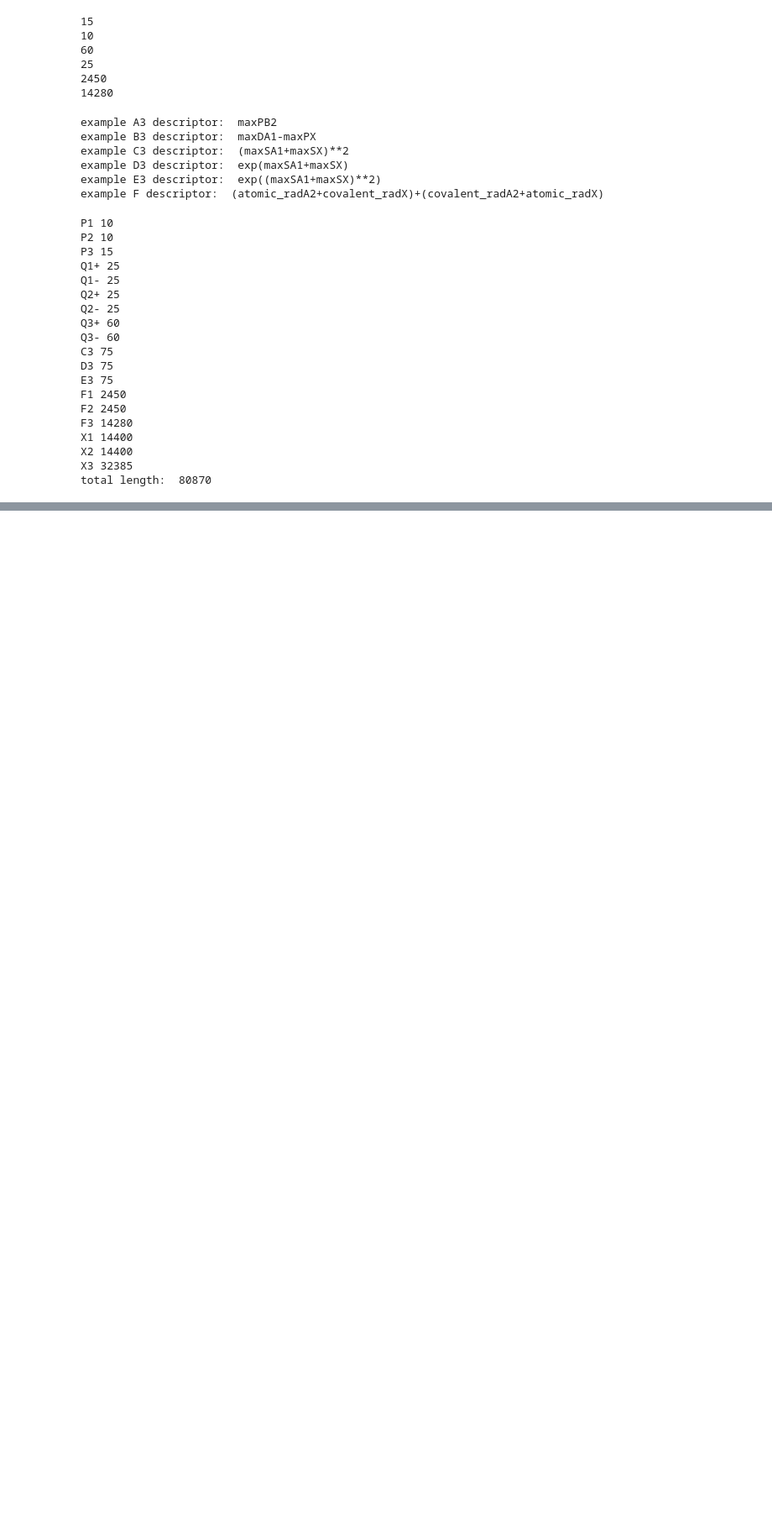
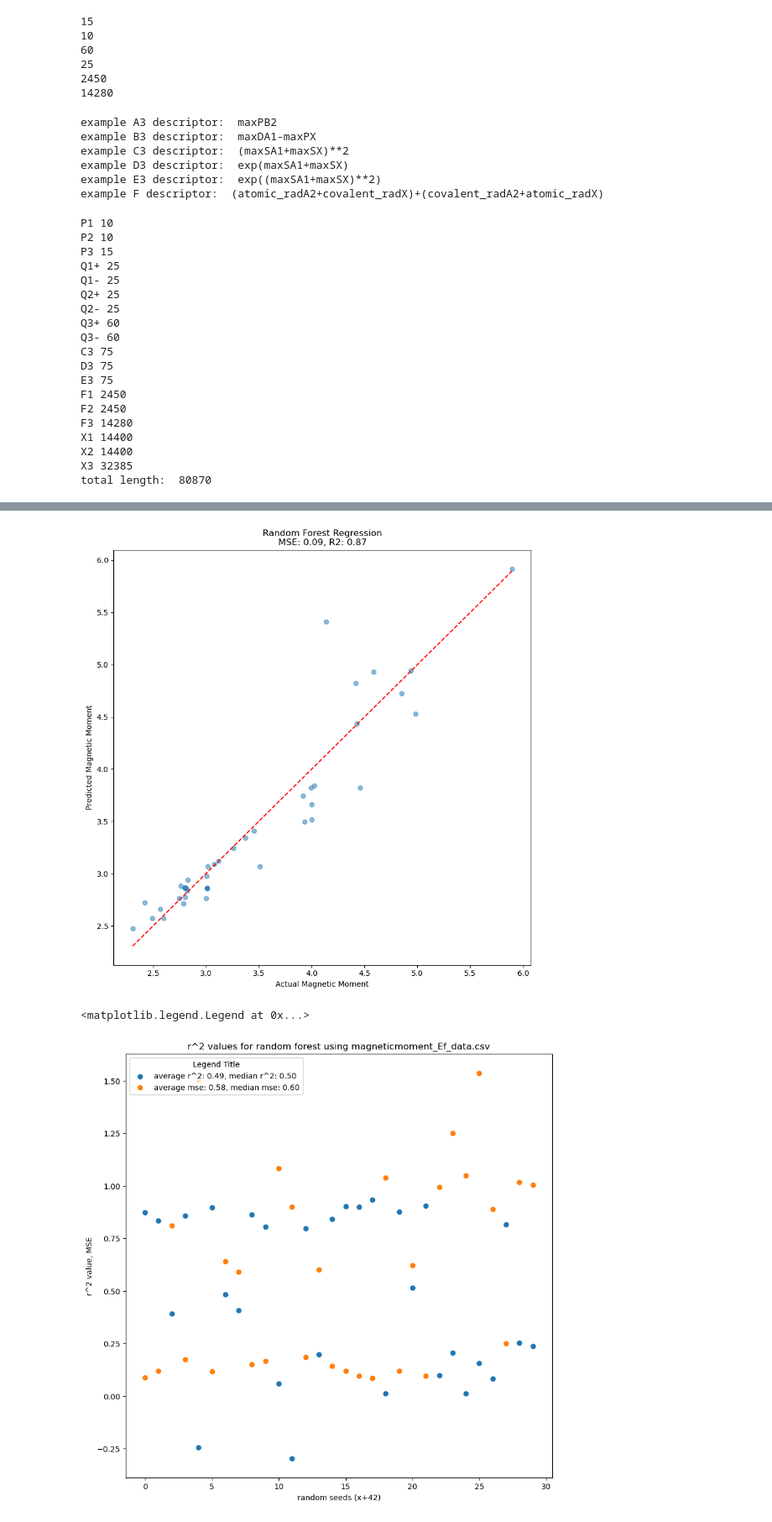
Before and after one commit to erikswanke/2d-Material-Science, a Jupyter notebook: critical role descriptor.ipynb, the cells around one changed output, grey strips where cells are left out. Shown at 84% size. Saved outputs shown, nothing was run; the diff lists cells and outputs as text; code cells hidden in the pictures; blank space fills up the shorter version.

Commit message:
comparing against Sci Reports model
Compared candidate descriptors to sci reports paper descriptors and their processes. Also added LASSO hyperparameter tuning

```diff
--- a/critical role descriptor.ipynb
+++ b/critical role descriptor.ipynb
@@ -590,0 +794,53 @@ Feature 103: (n_up_singleX-n_val_singleX)/(exp((maxPA2+maxDA2)**2)) - Importance
+# %%
+# Split the data into training and testing sets
+#print(normal_df.shape, normal_y.shape)
+mses = []
+r2s = []
+xs = [i for i in range(30)]
+for i in range(30):
+
+    X_train, X_test, y_train, y_test = train_test_split(Xhere, yhere, test_size=0.2, random_state=(42+i))
+
+    # Initialize the Random Forest Regressor
+    rf_regressor = model
+
+
+
+
+
+    rf_regressor.fit(X_train, y_train)
+
+    # Generate predictions
+    y_pred = rf_regressor.predict(X_test)
+
+    mse = mean_squared_error(y_test, y_pred)
+    r2 = r2_score(y_test, y_pred)
+    mses.append(mse)
+    r2s.append(r2)
+
+    if i == 0:
+        plt.figure(figsize=(10, 10))
+        plt.scatter(y_test, y_pred, alpha=0.5)
+        plt.plot([min(y_test), max(y_test)], [min(y_test), max(y_test)], color='red', linestyle='--')
+
+        plt.xlabel('Actual Magnetic Moment')
+        plt.ylabel('Predicted Magnetic Moment')
+        plt.title(f'Random Forest Regression\nMSE: {mse:.2f}, R2: {r2:.2f}')
+        plt.show()
+r2_avg = sum(r2s)/len(r2s)
+r2_median = statistics.median(r2s)
+mse_avg = sum(mses)/len(mses)
+mse_median = statistics.median(mses)
+#plot the errors and r2s
+plt.figure(figsize=(10, 10))
+plt.scatter(xs, r2s, label=f"average r^2: {r2_avg:.2f}, median r^2: {r2_median:.2f}")
+plt.scatter(xs, mses, label=f"average mse: {mse_avg:.2f}, median mse: {mse_median:.2f}")
+plt.xlabel('random seeds (x+42)')
+plt.ylabel('r^2 value, MSE')
+plt.title(f'r^2 values for random forest using magneticmoment_Ef_data.csv')
+plt.legend(loc='upper left', title='Legend Title')
+# Plot the predictions
+# %% [output]
+[figure, added]
+<matplotlib.legend.Legend at 0x...>
+[figure, added]
```
Also changed, not shown: parts of 9 cells of this notebook.
